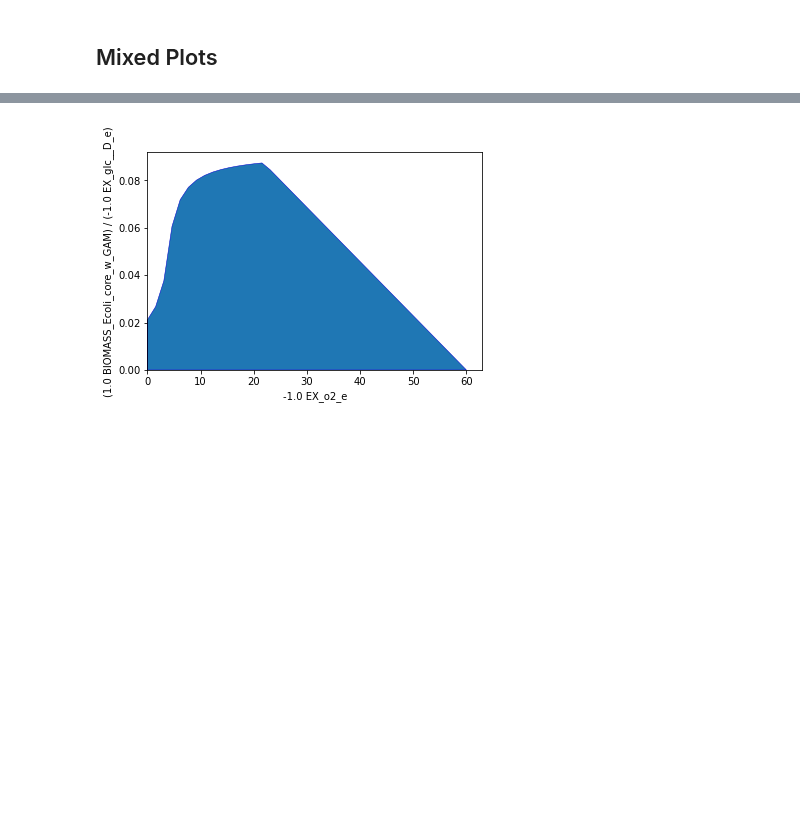
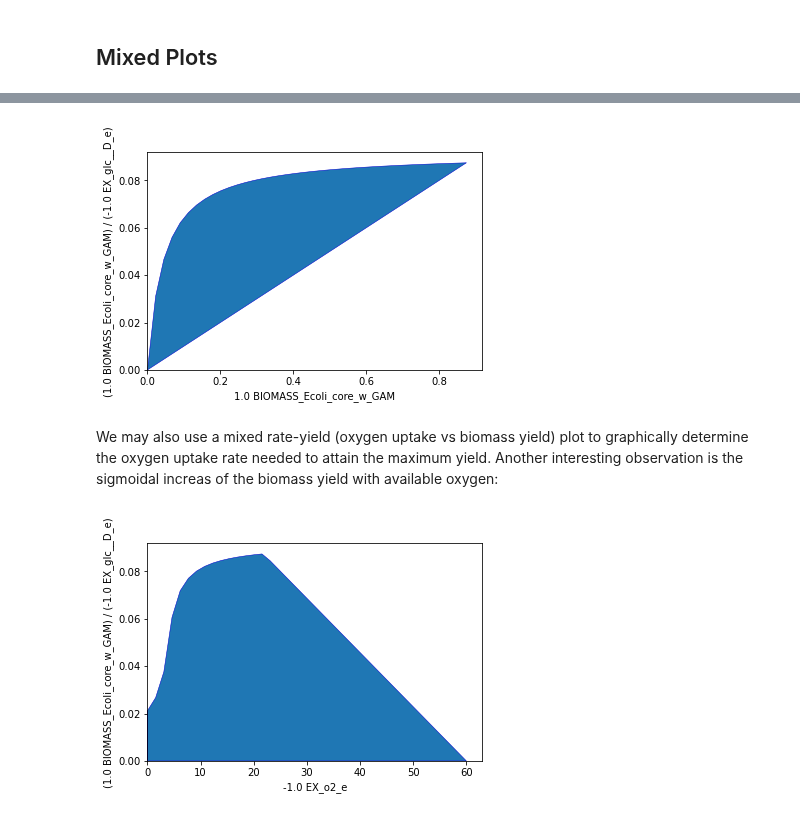
Before and after one commit to klamt-lab/straindesign, a Jupyter notebook: docs/source/examples/JN_03_plotting.ipynb, the cells around one changed output, grey strips where cells are left out. Saved outputs shown, nothing was run; the diff lists cells and outputs as text; code cells hidden in the pictures; blank space fills up the shorter version.

```diff
--- a/docs/source/examples/JN_03_plotting.ipynb
+++ b/docs/source/examples/JN_03_plotting.ipynb
@@ -68,3 +76,9 @@ Biomass yield as a funciton of oxygen uptake
+# %%
+sd.plot_flux_space(model,('BIOMASS_Ecoli_core_w_GAM',('BIOMASS_Ecoli_core_w_GAM','-EX_glc__D_e')));
+# %% [output]
+[figure, added]
+# %% [markdown]
+We may also use a mixed rate-yield (oxygen uptake vs biomass yield) plot to graphically determine the oxygen uptake rate needed to attain the maximum yield. Another interesting observation is the sigmoidal increas of the biomass yield with available oxygen:
 # %%
 sd.plot_flux_space(model,('-EX_o2_e',('BIOMASS_Ecoli_core_w_GAM','-EX_glc__D_e')));
 # %% [output]
```
Also changed, not shown: parts of 26 cells of this notebook, 5 other files.
